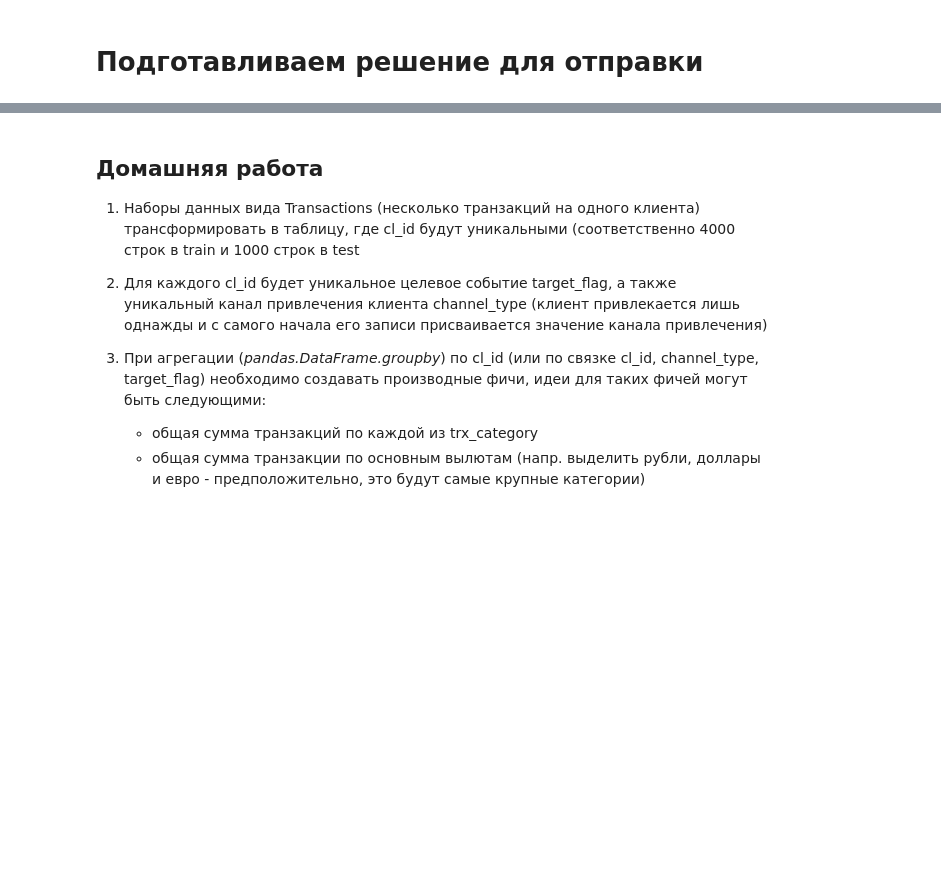
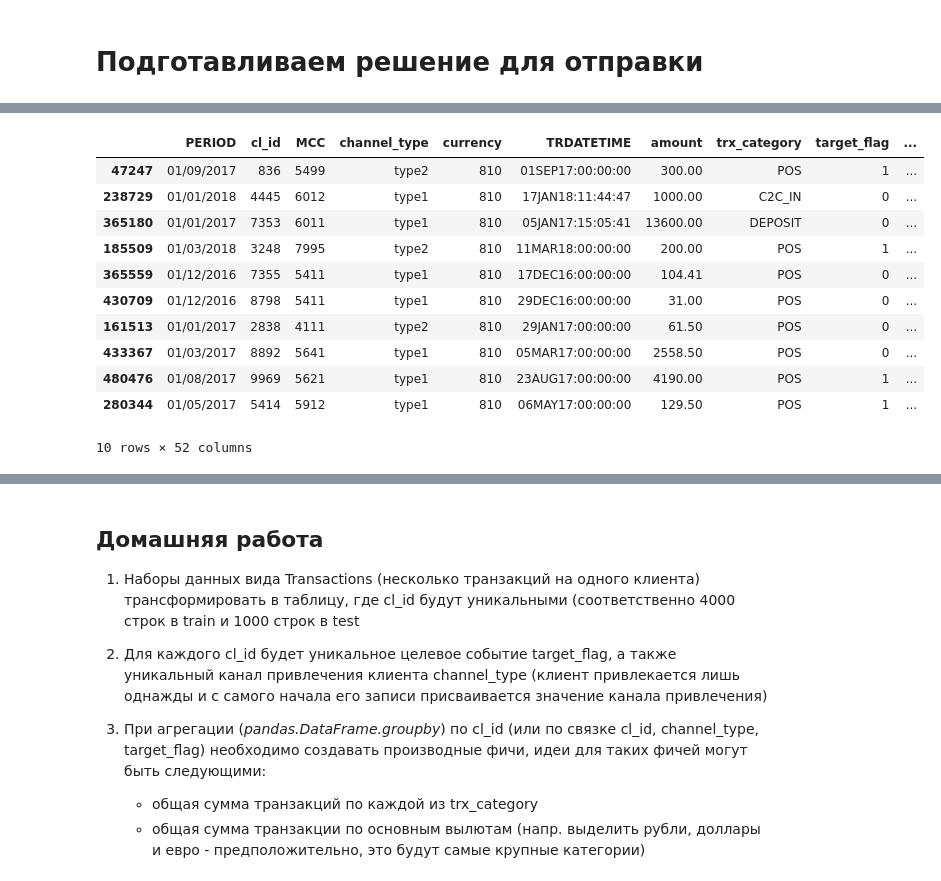
Before and after one commit to smayluk/boosters, a Jupyter notebook: rosbank/rb.ipynb, the cells around one changed output, grey strips where cells are left out. Saved outputs shown, nothing was run; the diff lists cells and outputs as text; code cells hidden in the pictures; blank space fills up the shorter version.

```diff
--- a/rosbank/rb.ipynb
+++ b/rosbank/rb.ipynb
@@ -676,0 +864,15 @@ with open('gb_predictions.txt', 'w') as file:
+# %%
+data_train.head(10)
+# %% [output]
+|  | PERIOD | cl_id | MCC | channel_type | currency | TRDATETIME | amount | trx_category | target_flag | ... |
+| 47247 | 01/09/2017 | 836 | 5499 | type2 | 810 | 01SEP17:00:00:00 | 300.00 | POS | 1 | ... |
+| 238729 | 01/01/2018 | 4445 | 6012 | type1 | 810 | 17JAN18:11:44:47 | 1000.00 | C2C_IN | 0 | ... |
+| 365180 | 01/01/2017 | 7353 | 6011 | type1 | 810 | 05JAN17:15:05:41 | 13600.00 | DEPOSIT | 0 | ... |
+| 185509 | 01/03/2018 | 3248 | 7995 | type2 | 810 | 11MAR18:00:00:00 | 200.00 | POS | 1 | ... |
+| 365559 | 01/12/2016 | 7355 | 5411 | type1 | 810 | 17DEC16:00:00:00 | 104.41 | POS | 0 | ... |
+| 430709 | 01/12/2016 | 8798 | 5411 | type1 | 810 | 29DEC16:00:00:00 | 31.00 | POS | 0 | ... |
+| 161513 | 01/01/2017 | 2838 | 4111 | type2 | 810 | 29JAN17:00:00:00 | 61.50 | POS | 0 | ... |
+| 433367 | 01/03/2017 | 8892 | 5641 | type1 | 810 | 05MAR17:00:00:00 | 2558.50 | POS | 0 | ... |
+| 480476 | 01/08/2017 | 9969 | 5621 | type1 | 810 | 23AUG17:00:00:00 | 4190.00 | POS | 1 | ... |
+| 280344 | 01/05/2017 | 5414 | 5912 | type1 | 810 | 06MAY17:00:00:00 | 129.50 | POS | 1 | ... |
+10 rows × 52 columns
```
Also changed, not shown: parts of 30 cells of this notebook.
